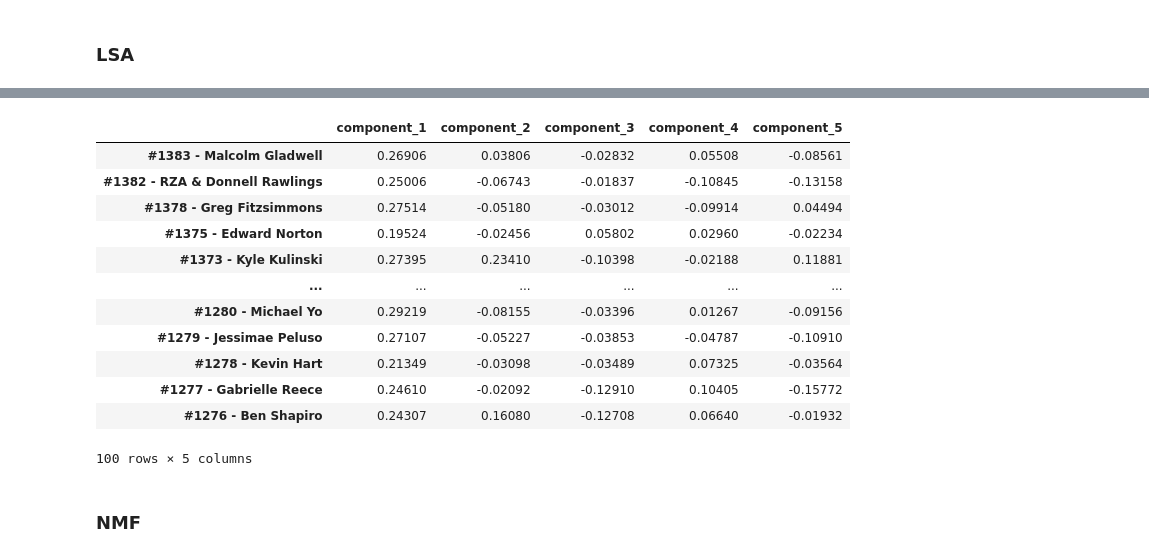
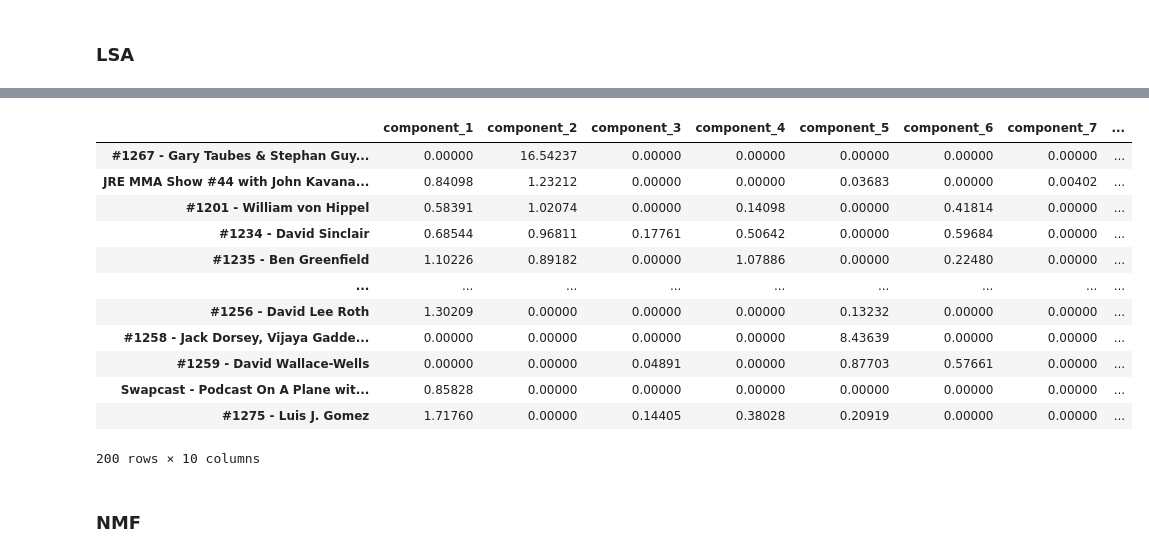
Before and after one commit to ericbassett/jre_podcast_rec, a Jupyter notebook: 02_clean_transcripts.ipynb, the cells around one changed output, grey strips where cells are left out. Drawn from its saved outputs; the diff is of its cells as text; code cells hidden in the pictures.

```diff
--- a/02_clean_transcripts.ipynb
+++ b/02_clean_transcripts.ipynb
@@ -124,13 +213,17 @@ jre_stop_words = [lemmatizer.lemmatize(x) for x in jre_stop_words]
+# %%
+# Setup Tokenization
+tf_idf = False
 # %% [markdown]
 ### TF-IDF
 # %%
 from sklearn.feature_extraction.text import TfidfVectorizer
 
-# Create TF-IDF vectorizer
-ps_ep_list_tfidf = TfidfVectorizer(
-    ngram_range=(1,2), binary=True, stop_words=jre_stop_words,
-    token_pattern="\\b[a-z][a-z]+\\b", max_df=0.5, min_df=0.02
-)
+if tf_idf:
+    # Create TF-IDF vectorizer
+    ps_ep_list_tfidf = TfidfVectorizer(
+        ngram_range=(1,3), binary=True, stop_words=jre_stop_words,
+        token_pattern="\\b[a-z][a-z]+\\b", max_df=0.4, min_df=0.01
+    )
 
-# fit
-ps_ep_list_tfidf.fit(ps_ep_list)
+    # fit
+    _ = ps_ep_list_tfidf.fit(ps_ep_list)
@@ -155,11 +232,12 @@ TfidfVectorizer(analyzer='word', binary=True, decode_error='strict',
 # %%
 from sklearn.feature_extraction.text import CountVectorizer
 
-# Create a CountVectorizer for parsing/counting words
-ps_ep_list_cvec = CountVectorizer(
-    ngram_range=(1, 3), stop_words=jre_stop_words,
-    token_pattern="\\b[a-z][a-z]+\\b",  max_df=0.5, min_df=0.02
-)
+if not tf_idf:
+    # Create a CountVectorizer for parsing/counting words
+    ps_ep_list_cvec = CountVectorizer(
+        ngram_range=(1, 3), stop_words=jre_stop_words,
+        token_pattern="\\b[a-z][a-z]+\\b",  max_df=0.4, min_df=0.01
+    )
 
-# fit
-ps_ep_list_cvec.fit(ps_ep_list)
+    # fit
+    _ = ps_ep_list_cvec.fit(ps_ep_list)
@@ -184,14 +246,20 @@ ps_ep_list_tokenizer = ps_ep_list_tfidf
 # %% [markdown]
 ### Model Setup
 # %%
+# Tokenizer
+if tf_idf:
+    ps_ep_list_tokenizer = ps_ep_list_tfidf
+else:
+    ps_ep_list_tokenizer = ps_ep_list_cvec
+
 # number of topics
-num_topics = 5
+num_topics = 10
 
 # column names
 col_names = ['component_'+str(x) for x in range(1,num_topics+1)]
 
 # run LDA?
-run_lda = True
+run_lda = False
 # %% [markdown]
 ### LDA
 # %%
@@ -309,22 +363,22 @@ sleep make, use code, loop strap, wearing whoop, card fee
 # %%
 Vt = pd.DataFrame(doc_topic.round(5),
              index = ps_ep_names,
              columns = col_names)
-Vt
+Vt.sort_values('component_2', ascending=False)
 # %% [output]
-|  | component_1 | component_2 | component_3 | component_4 | component_5 |
-| #1383 - Malcolm Gladwell | 0.26906 | 0.03806 | -0.02832 | 0.05508 | -0.08561 |
-| #1382 - RZA & Donnell Rawlings | 0.25006 | -0.06743 | -0.01837 | -0.10845 | -0.13158 |
-| #1378 - Greg Fitzsimmons | 0.27514 | -0.05180 | -0.03012 | -0.09914 | 0.04494 |
-| #1375 - Edward Norton | 0.19524 | -0.02456 | 0.05802 | 0.02960 | -0.02234 |
-| #1373 - Kyle Kulinski | 0.27395 | 0.23410 | -0.10398 | -0.02188 | 0.11881 |
-| ... | ... | ... | ... | ... | ... |
-| #1280 - Michael Yo | 0.29219 | -0.08155 | -0.03396 | 0.01267 | -0.09156 |
-| #1279 - Jessimae Peluso | 0.27107 | -0.05227 | -0.03853 | -0.04787 | -0.10910 |
-| #1278 - Kevin Hart | 0.21349 | -0.03098 | -0.03489 | 0.07325 | -0.03564 |
-| #1277 - Gabrielle Reece | 0.24610 | -0.02092 | -0.12910 | 0.10405 | -0.15772 |
-| #1276 - Ben Shapiro | 0.24307 | 0.16080 | -0.12708 | 0.06640 | -0.01932 |
+|  | component_1 | component_2 | component_3 | component_4 | component_5 | component_6 | component_7 | ... |
+| #1267 - Gary Taubes & Stephan Guy... | 0.00000 | 16.54237 | 0.00000 | 0.00000 | 0.00000 | 0.00000 | 0.00000 | ... |
+| JRE MMA Show #44 with John Kavana... | 0.84098 | 1.23212 | 0.00000 | 0.00000 | 0.03683 | 0.00000 | 0.00402 | ... |
+| #1201 - William von Hippel | 0.58391 | 1.02074 | 0.00000 | 0.14098 | 0.00000 | 0.41814 | 0.00000 | ... |
+| #1234 - David Sinclair | 0.68544 | 0.96811 | 0.17761 | 0.50642 | 0.00000 | 0.59684 | 0.00000 | ... |
+| #1235 - Ben Greenfield | 1.10226 | 0.89182 | 0.00000 | 1.07886 | 0.00000 | 0.22480 | 0.00000 | ... |
+| ... | ... | ... | ... | ... | ... | ... | ... | ... |
+| #1256 - David Lee Roth | 1.30209 | 0.00000 | 0.00000 | 0.00000 | 0.13232 | 0.00000 | 0.00000 | ... |
+| #1258 - Jack Dorsey, Vijaya Gadde... | 0.00000 | 0.00000 | 0.00000 | 0.00000 | 8.43639 | 0.00000 | 0.00000 | ... |
+| #1259 - David Wallace-Wells | 0.00000 | 0.00000 | 0.04891 | 0.00000 | 0.87703 | 0.57661 | 0.00000 | ... |
+| Swapcast - Podcast On A Plane wit... | 0.85828 | 0.00000 | 0.00000 | 0.00000 | 0.00000 | 0.00000 | 0.00000 | ... |
+| #1275 - Luis J. Gomez | 1.71760 | 0.00000 | 0.14405 | 0.38028 | 0.20919 | 0.00000 | 0.00000 | ... |
-100 rows × 5 columns
+200 rows × 10 columns
 # %% [markdown]
 ### NMF
 # %%
```
Also changed, not shown: parts of 41 cells of this notebook.
